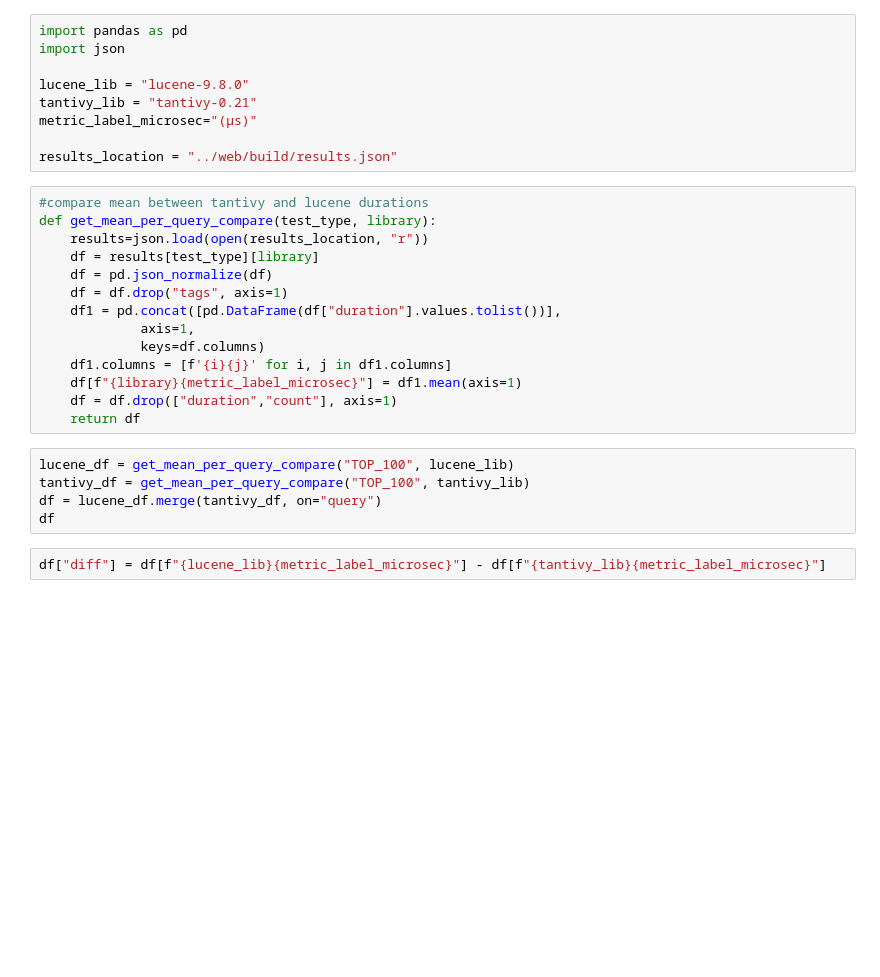
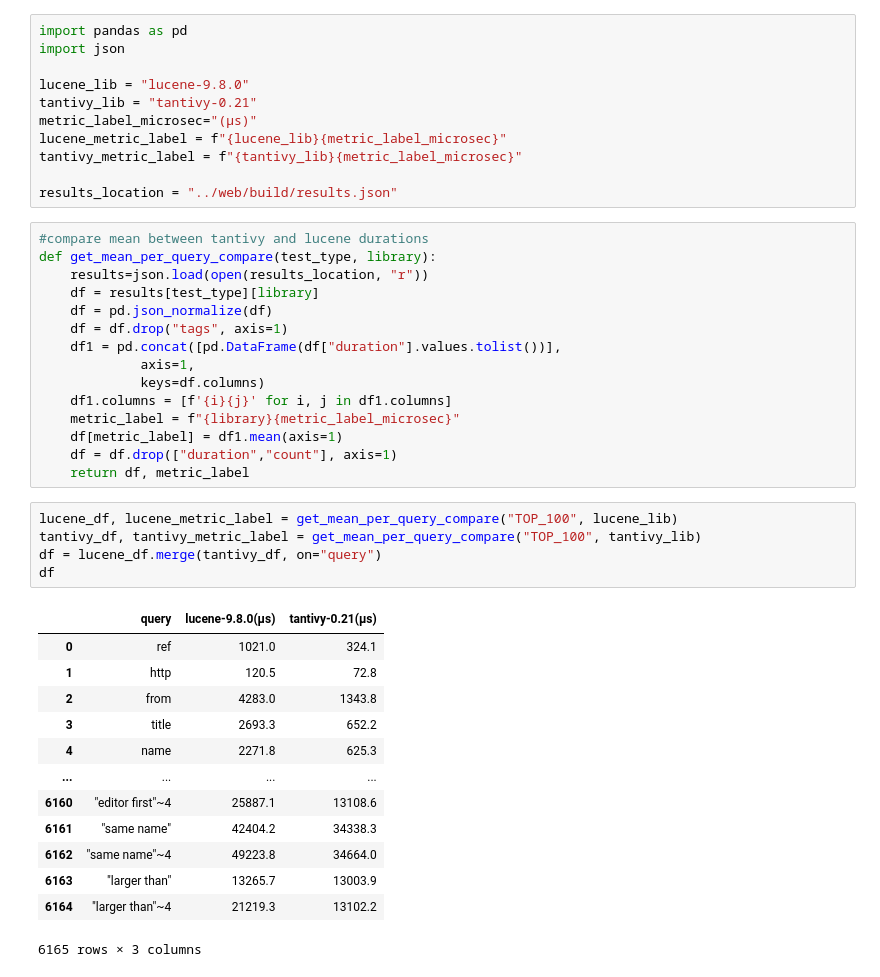
Before and after one commit to Tony-X/search-benchmark-game, a Jupyter notebook: notebooks/Search Benchmark Game - Data Comparison.ipynb, the cells around one changed output. Cells and saved outputs as stored; diff of their text form; blank space fills up the shorter version.

```diff
--- a/notebooks/Search Benchmark Game - Data Comparison.ipynb
+++ b/notebooks/Search Benchmark Game - Data Comparison.ipynb
@@ -5,6 +5,8 @@ import json
 lucene_lib = "lucene-9.8.0"
 tantivy_lib = "tantivy-0.21"
 metric_label_microsec="(μs)"
+lucene_metric_label = f"{lucene_lib}{metric_label_microsec}"
+tantivy_metric_label = f"{tantivy_lib}{metric_label_microsec}"
 
 results_location = "../web/build/results.json"
 # %%
@@ -18,15 +20,28 @@ def get_mean_per_query_compare(test_type, library):
              axis=1,
              keys=df.columns)
     df1.columns = [f'{i}{j}' for i, j in df1.columns]
-    df[f"{library}{metric_label_microsec}"] = df1.mean(axis=1)
+    metric_label = f"{library}{metric_label_microsec}"
+    df[metric_label] = df1.mean(axis=1)
     df = df.drop(["duration","count"], axis=1)
-    return df
+    return df, metric_label
 # %%
-lucene_df = get_mean_per_query_compare("TOP_100", lucene_lib)
-tantivy_df = get_mean_per_query_compare("TOP_100", tantivy_lib)
+lucene_df, lucene_metric_label = get_mean_per_query_compare("TOP_100", lucene_lib)
+tantivy_df, tantivy_metric_label = get_mean_per_query_compare("TOP_100", tantivy_lib)
 df = lucene_df.merge(tantivy_df, on="query")
 df
+# %% [output]
+|  | query | lucene-9.8.0(μs) | tantivy-0.21(μs) |
+| 0 | ref | 1021.0 | 324.1 |
+| 1 | http | 120.5 | 72.8 |
+| 2 | from | 4283.0 | 1343.8 |
+| 3 | title | 2693.3 | 652.2 |
+| 4 | name | 2271.8 | 625.3 |
+| ... | ... | ... | ... |
+| 6160 | "editor first"~4 | 25887.1 | 13108.6 |
+| 6161 | "same name" | 42404.2 | 34338.3 |
+| 6162 | "same name"~4 | 49223.8 | 34664.0 |
+| 6163 | "larger than" | 13265.7 | 13003.9 |
+| 6164 | "larger than"~4 | 21219.3 | 13102.2 |
+6165 rows × 3 columns
-# %%
-df["diff"] = df[f"{lucene_lib}{metric_label_microsec}"] - df[f"{tantivy_lib}{metric_label_microsec}"]
 # %%
 df.describe()
```
Also changed, not shown: parts of 7 cells of this notebook, 2 other files.
